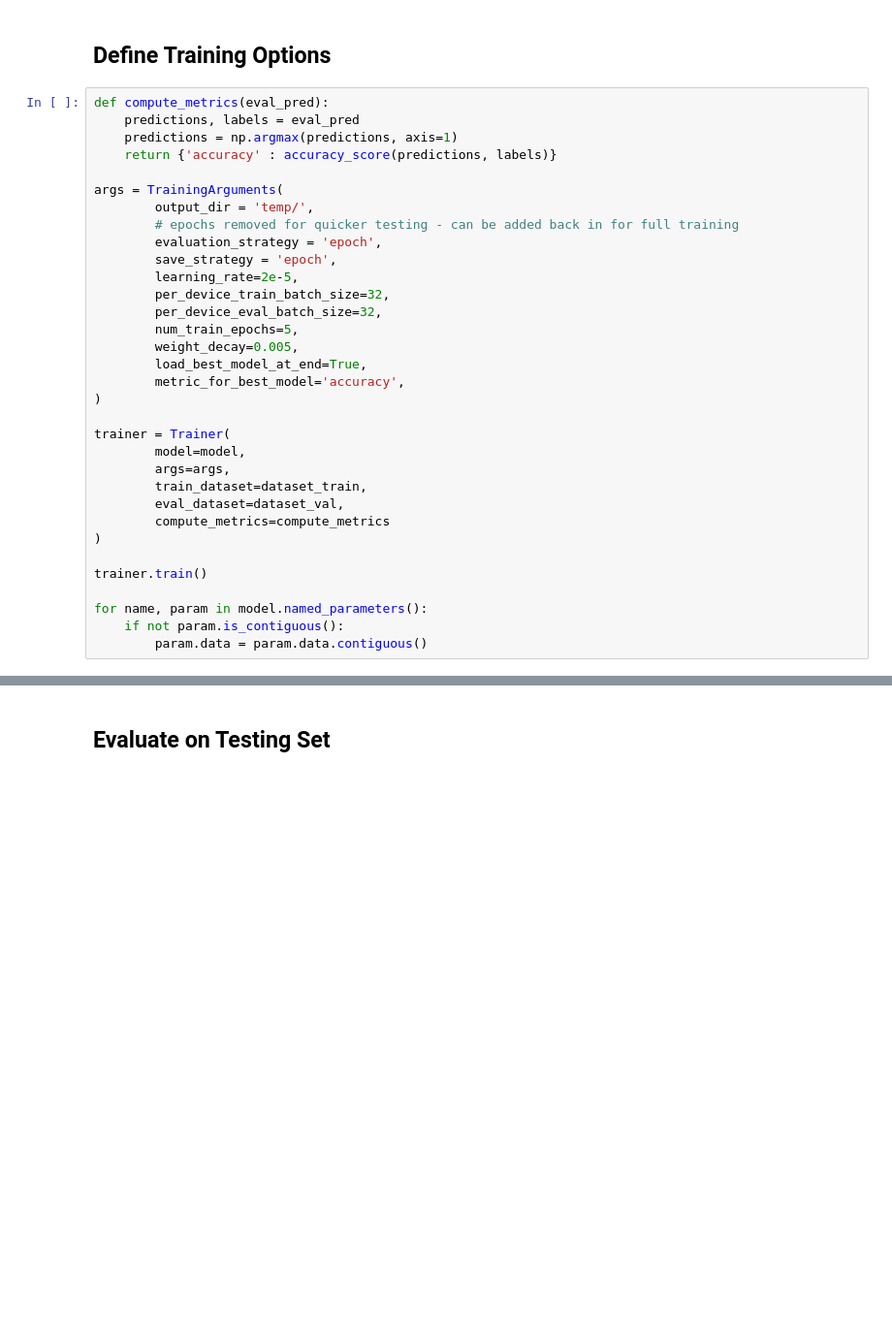
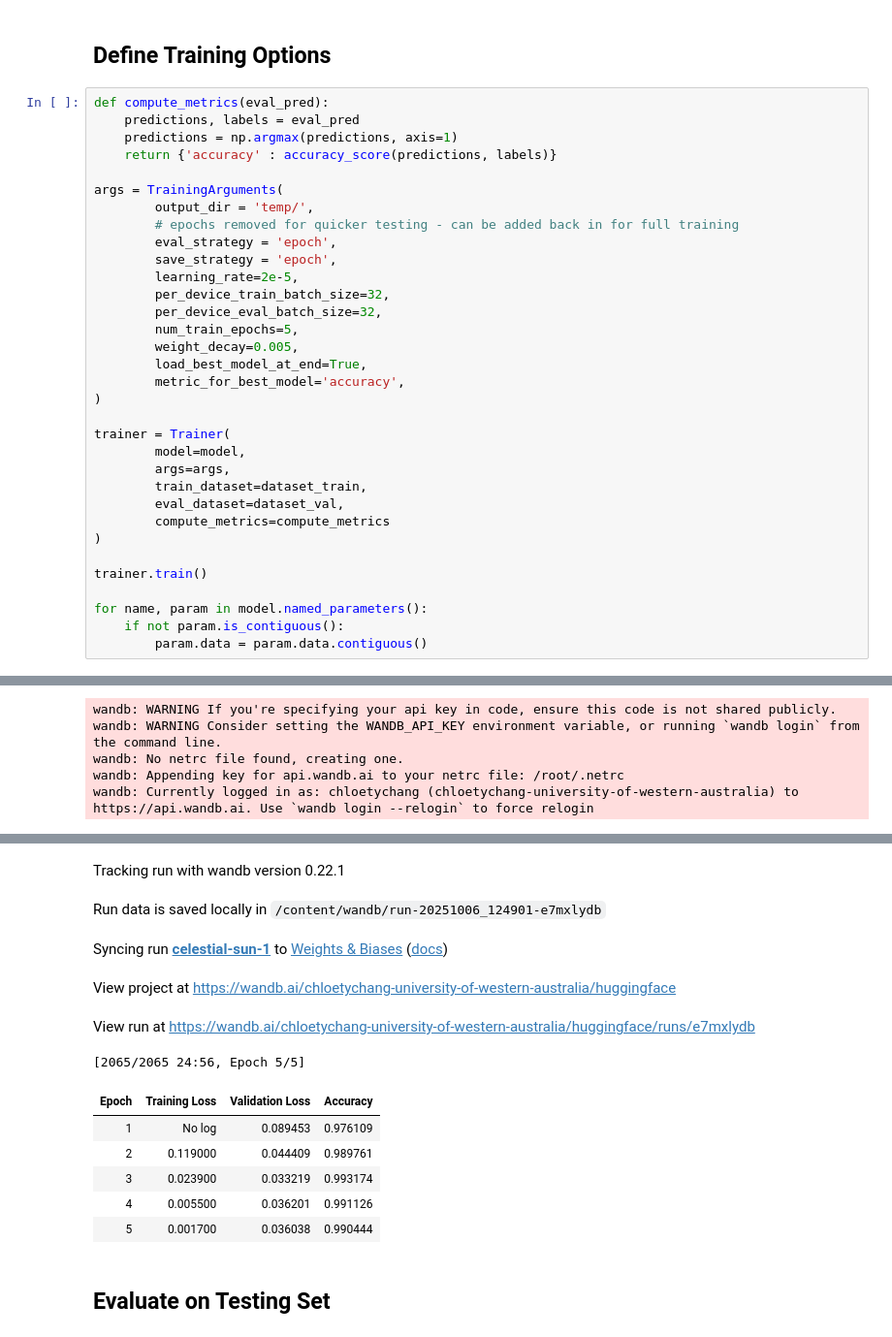
Before and after one commit to chloetychang/UWA-FinBERT-SEC, a Jupyter notebook: Finbert-finetuned.ipynb, the cells around one changed output, grey strips where cells are left out. Shown at 97% size. Drawn from its saved outputs; the diff is of its cells as text; blank space fills up the shorter version.

```diff
--- a/Finbert-finetuned.ipynb
+++ b/Finbert-finetuned.ipynb
@@ -292,7 +329,7 @@ def compute_metrics(eval_pred):
 args = TrainingArguments(
         output_dir = 'temp/',
         # epochs removed for quicker testing - can be added back in for full training
-        evaluation_strategy = 'epoch',
+        eval_strategy = 'epoch',
         save_strategy = 'epoch',
         learning_rate=2e-5,
         per_device_train_batch_size=32,
@@ -316,3 +353,4 @@ trainer.train()
 for name, param in model.named_parameters():
     if not param.is_contiguous():
         param.data = param.data.contiguous()
+# %% [output]
@@ -318,0 +362,5 @@ for name, param in model.named_parameters():
+wandb: WARNING If you're specifying your api key in code, ensure this code is not shared publicly.
+wandb: WARNING Consider setting the WANDB_API_KEY environment variable, or running `wandb login` from the command line.
+wandb: No netrc file found, creating one.
+wandb: Appending key for api.wandb.ai to your netrc file: /root/.netrc
+wandb: Currently logged in as: chloetychang (chloetychang-university-of-western-australia) to https://api.wandb.ai. Use `wandb login --relogin` to force relogin
@@ -319,3 +368,15 @@ for name, param in model.named_parameters():
+Tracking run with wandb version 0.22.1
+Run data is saved locally in /content/wandb/run-20251006_124901-e7mxlydb
+Syncing run celestial-sun-1 to Weights & Biases (docs)
+View project at https://wandb.ai/chloetychang-university-of-western-australia/huggingface
+View run at https://wandb.ai/chloetychang-university-of-western-australia/huggingface/runs/e7mxlydb
+[2065/2065 24:56, Epoch 5/5]
+| Epoch | Training Loss | Validation Loss | Accuracy |
+| 1 | No log | 0.089453 | 0.976109 |
+| 2 | 0.119000 | 0.044409 | 0.989761 |
+| 3 | 0.023900 | 0.033219 | 0.993174 |
+| 4 | 0.005500 | 0.036201 | 0.991126 |
+| 5 | 0.001700 | 0.036038 | 0.990444 |
 # %% [markdown]
 ## Evaluate on Testing Set
 # %%
```
Also changed, not shown: parts of 13 cells of this notebook.
